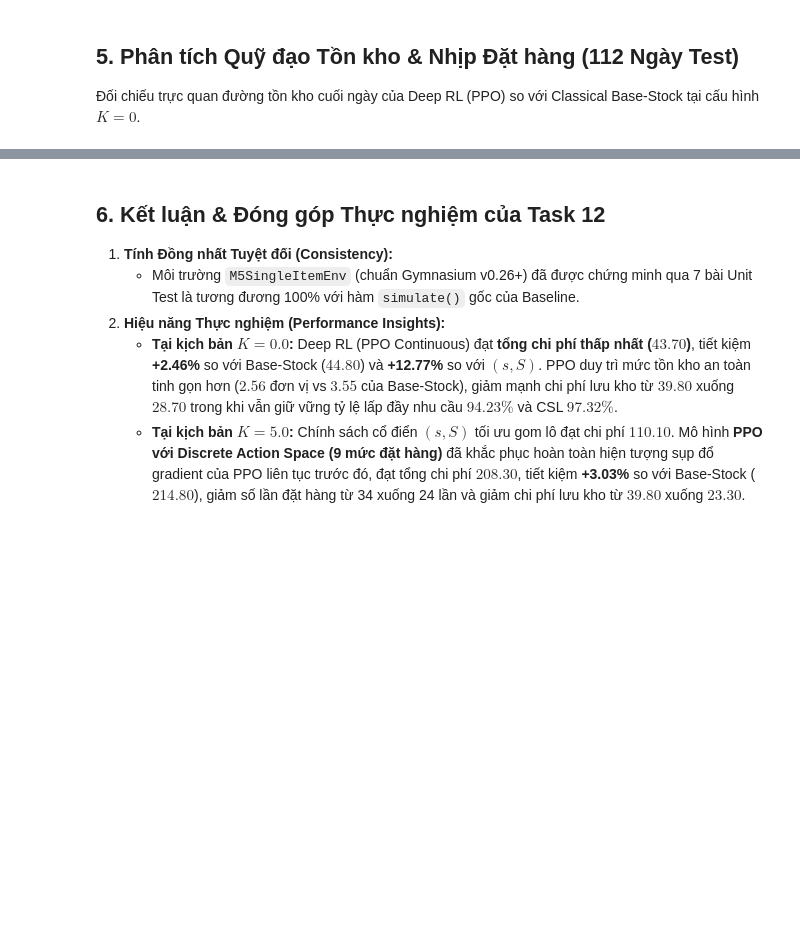
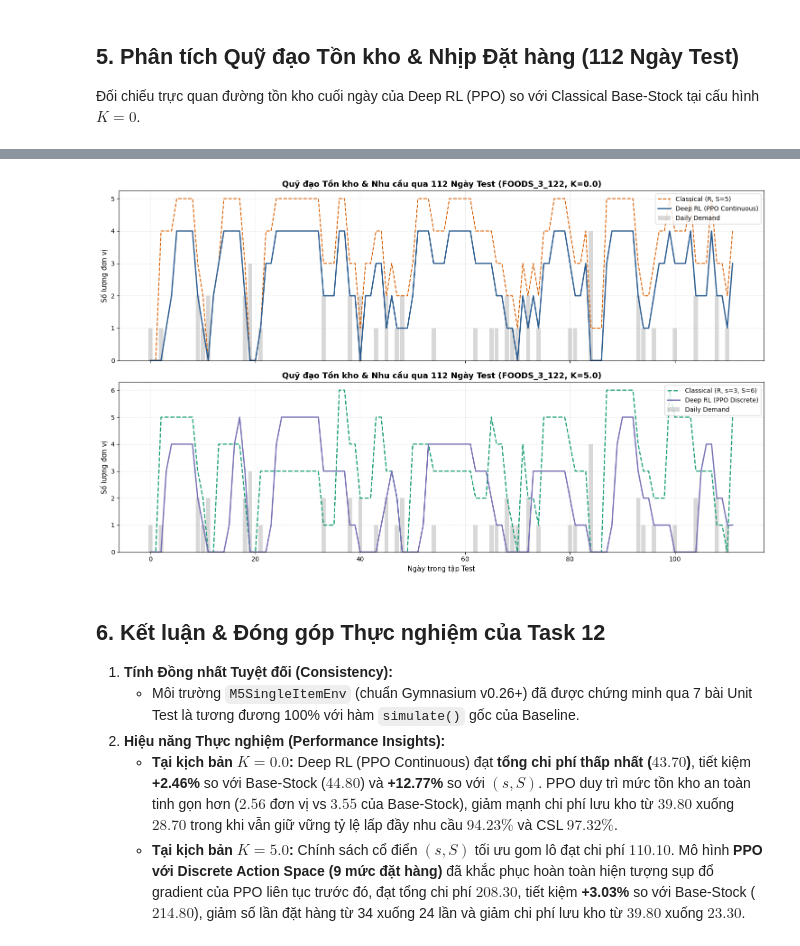
Before and after one commit to yenpth265-alt/Inventory-Management, a Jupyter notebook: notebooks/benchmarks/m5_unified_benchmark.ipynb, the cells around one changed output, grey strips where cells are left out. Drawn from its saved outputs; the diff is of its cells as text; code cells hidden in the pictures; blank space fills up the shorter version.

Commit message:
feat(notebook): add K=5.0 inventory trajectory plot alongside K=0.0

```diff
--- a/notebooks/benchmarks/m5_unified_benchmark.ipynb
+++ b/notebooks/benchmarks/m5_unified_benchmark.ipynb
@@ -188,3 +157,61 @@ plt.show()
+# %%
+# Nạp mô hình PPO K=0 và K=5 để phân tích quỹ đạo tồn kho
+test_demand = dataset.demand[0, -112:]
+test_prices = dataset.prices[0, -112:]
+
+# --- KỊCH BẢN K = 0.0 ---
+ppo_model_k0 = PPO.load(str(ROOT / f'models/m5_ppo/{chosen_sku}_k0/best_model/best_model.zip'))
+env_ppo_k0 = M5SingleItemEnv(test_demand, prices=test_prices, h=0.1, p=5.0, k=0.0, lead_time=2, warmup_days=0)
+obs, info = env_ppo_k0.reset()
+done = False
+while not done:
+    act, _ = ppo_model_k0.predict(obs, deterministic=True)
+    obs, r, term, trunc, info = env_ppo_k0.step(act)
+    done = term or trunc
+df_ppo_k0 = env_ppo_k0.get_history_df()
+df_rs_k0 = simulate(test_demand, classical_policy(S=5.0), h=0.1, p=5.0, k=0.0, lead_time=2, warmup=0)
+
+# --- KỊCH BẢN K = 5.0 (Discrete PPO vs (R, s, S) vs (R, S)) ---
+ppo_model_k5 = PPO.load(str(ROOT / f'models/m5_ppo/{chosen_sku}_k5/best_model/best_model.zip'))
+env_ppo_k5 = M5SingleItemEnv(
+    test_demand, prices=test_prices, h=0.1, p=5.0, k=5.0, lead_time=2, warmup_days=0,
+    discrete_actions=True, action_levels=[0, 1, 2, 3, 5, 8, 10, 15, 20]
+)
+obs, info = env_ppo_k5.reset()
+done = False
+while not done:
+    act, _ = ppo_model_k5.predict(obs, deterministic=True)
+    obs, r, term, trunc, info = env_ppo_k5.step(act)
+    done = term or trunc
+df_ppo_k5 = env_ppo_k5.get_history_df()
+df_rss_k5 = simulate(test_demand, classical_policy(S=6.0, s=3.0), h=0.1, p=5.0, k=5.0, lead_time=2, warmup=0)
+
+# --- VẼ 2 BIỂU ĐỒ SONG SONG ---
+fig, axes = plt.subplots(2, 1, figsize=(15, 9), sharex=True)
+
+# Subplot 1: K = 0.0
+axes[0].plot(df_rs_k0['day'], df_rs_k0['end_inventory'], label='Classical (R, S=5)', color='#d95f02', linestyle='--', linewidth=1.5)
+axes[0].plot(df_ppo_k0['day'], df_ppo_k0['end_inventory'], label='Deep RL (PPO Continuous)', color='#2b5c8f', linewidth=2.0)
+axes[0].bar(df_ppo_k0['day'], df_ppo_k0['demand'], label='Daily Demand', color='gray', alpha=0.3, width=0.8)
+axes[0].set_title(f'Quỹ đạo Tồn kho & Nhu cầu qua 112 Ngày Test ({chosen_sku}, K=0.0)', fontsize=13, fontweight='bold')
+axes[0].set_ylabel('Số lượng đơn vị', fontsize=11)
+axes[0].legend(loc='upper right')
+axes[0].grid(True, linestyle=':', alpha=0.6)
+
+# Subplot 2: K = 5.0
+axes[1].plot(df_rss_k5['day'], df_rss_k5['end_inventory'], label='Classical (R, s=3, S=6)', color='#1b9e77', linestyle='--', linewidth=1.8)
+axes[1].plot(df_ppo_k5['day'], df_ppo_k5['end_inventory'], label='Deep RL (PPO Discrete)', color='#7570b3', linewidth=2.0)
+axes[1].bar(df_ppo_k5['day'], df_ppo_k5['demand'], label='Daily Demand', color='gray', alpha=0.3, width=0.8)
+axes[1].set_title(f'Quỹ đạo Tồn kho & Nhu cầu qua 112 Ngày Test ({chosen_sku}, K=5.0)', fontsize=13, fontweight='bold')
+axes[1].set_xlabel('Ngày trong tập Test', fontsize=11)
+axes[1].set_ylabel('Số lượng đơn vị', fontsize=11)
+axes[1].legend(loc='upper right')
+axes[1].grid(True, linestyle=':', alpha=0.6)
+
+plt.tight_layout()
+plt.show()
+# %% [output]
+[figure, added]
 # %% [markdown]
 ## 6. Kết luận & Đóng góp Thực nghiệm của Task 12
 
```
Also changed, not shown: parts of 1 cell of this notebook.
